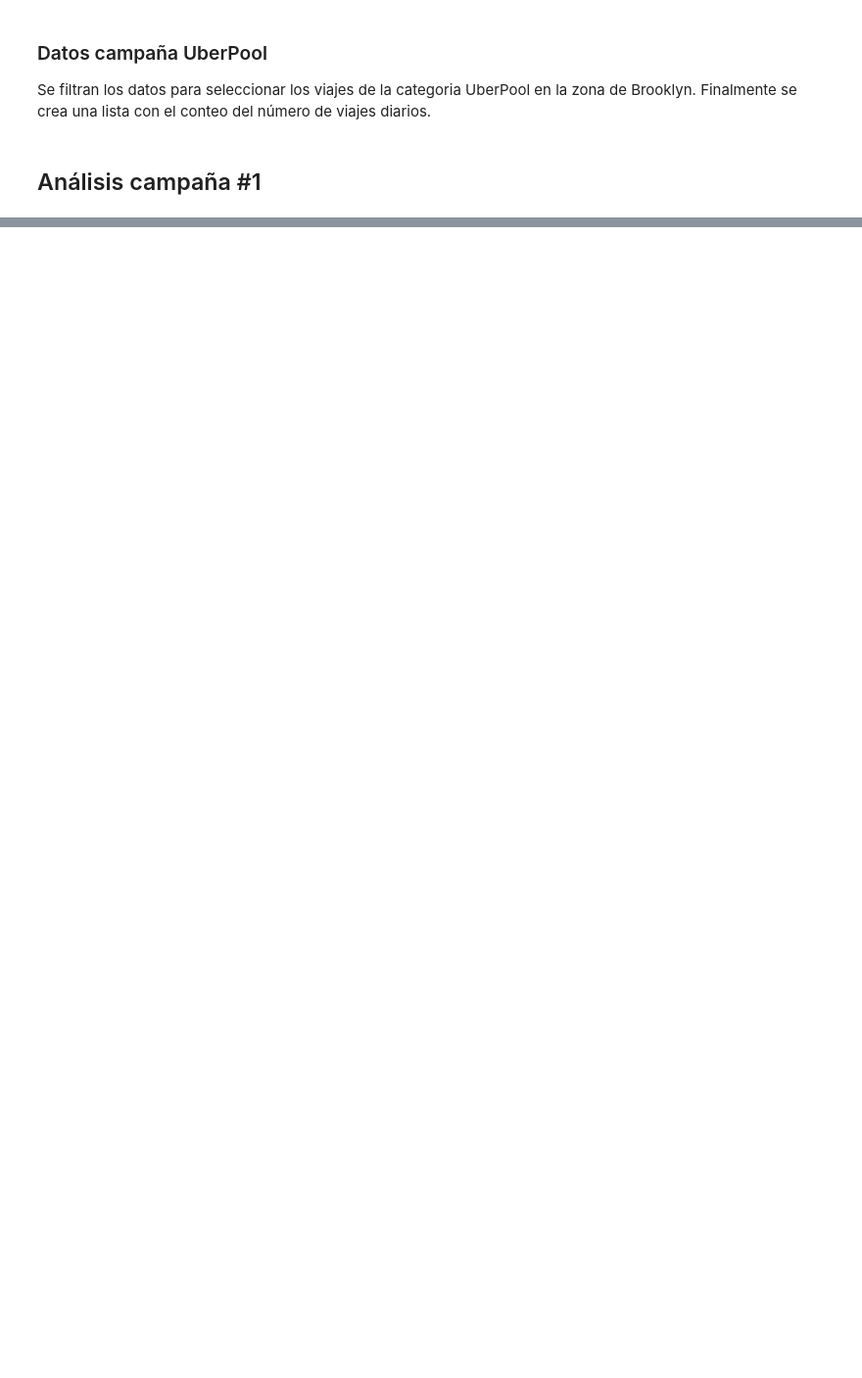
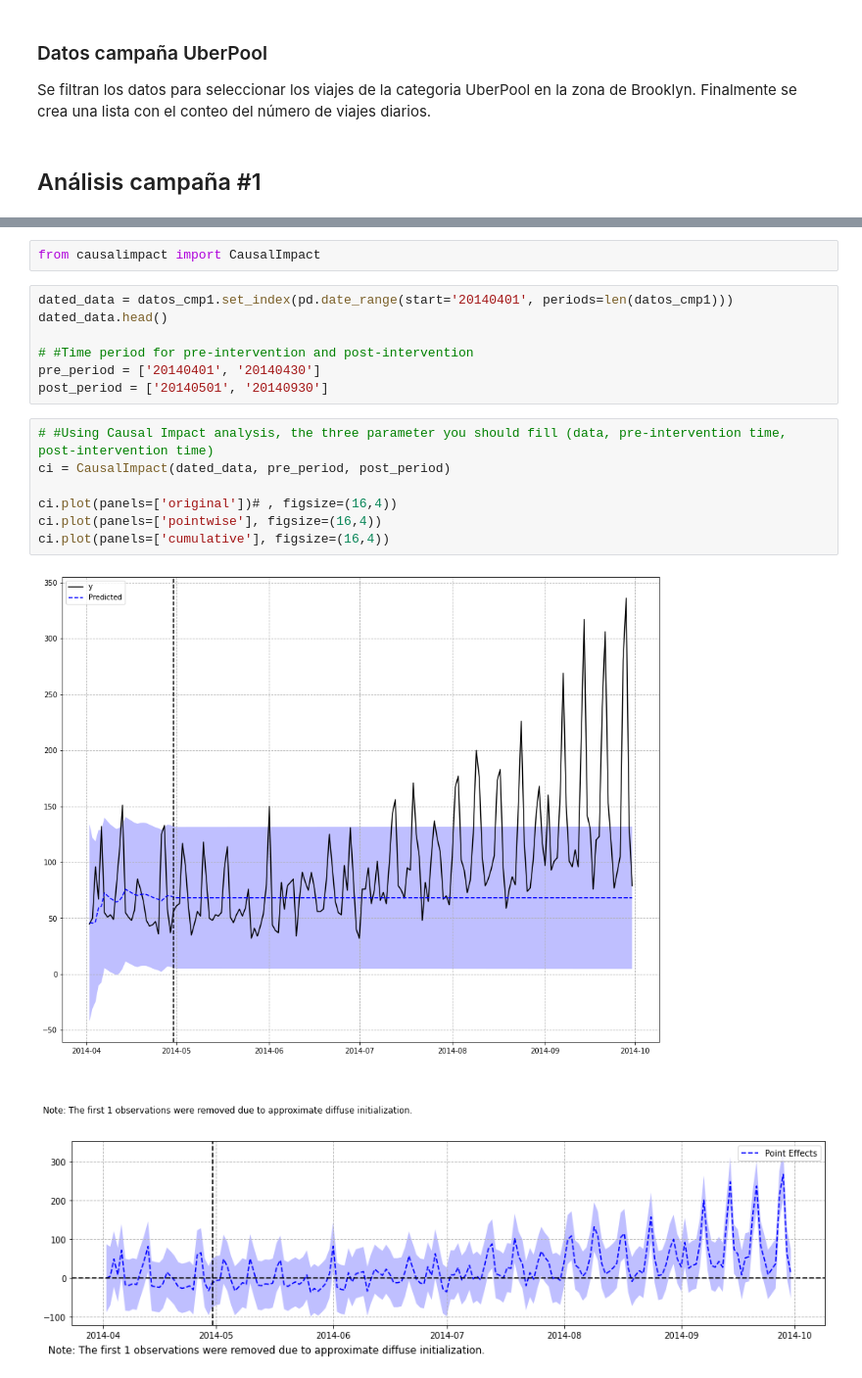
Before and after one commit to ebuitrago/BI, a Jupyter notebook: Desempeño_Campañas_Uber/aplicacion_series_tiempo_bayesianas.ipynb, the cells around one changed output, grey strips where cells are left out. Shown at 98% size. Saved outputs shown, nothing was run; the diff lists cells and outputs as text; blank space fills up the shorter version.

```diff
--- a/Desempeño_Campañas_Uber/aplicacion_series_tiempo_bayesianas.ipynb
+++ b/Desempeño_Campañas_Uber/aplicacion_series_tiempo_bayesianas.ipynb
@@ -145,0 +156,19 @@ Se filtran los datos para seleccionar los viajes de la categoria UberPool en la
+# %%
+from causalimpact import CausalImpact
+# %%
+dated_data = datos_cmp1.set_index(pd.date_range(start='20140401', periods=len(datos_cmp1)))
+dated_data.head()
+
+# #Time period for pre-intervention and post-intervention
+pre_period = ['20140401', '20140430']
+post_period = ['20140501', '20140930']
+# %%
+# #Using Causal Impact analysis, the three parameter you should fill (data, pre-intervention time, post-intervention time)
+ci = CausalImpact(dated_data, pre_period, post_period)
+
+ci.plot(panels=['original'])# , figsize=(16,4))
+ci.plot(panels=['pointwise'], figsize=(16,4))
+ci.plot(panels=['cumulative'], figsize=(16,4))
+# %% [output]
+[figure, added]
+[figure, added]
```
Also changed, not shown: parts of 9 cells of this notebook.
